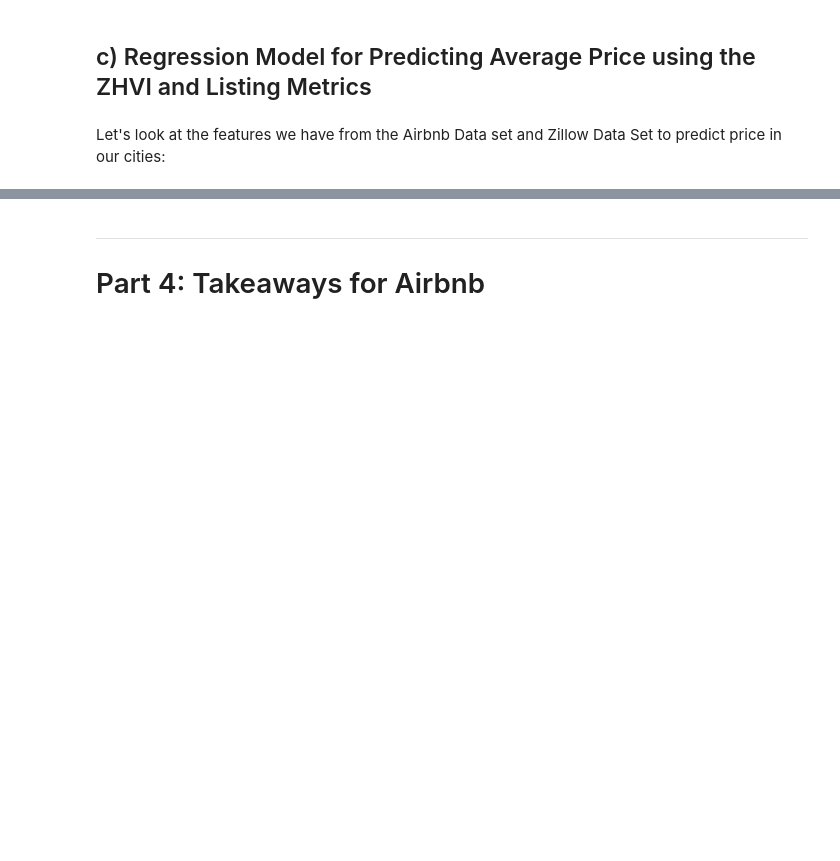
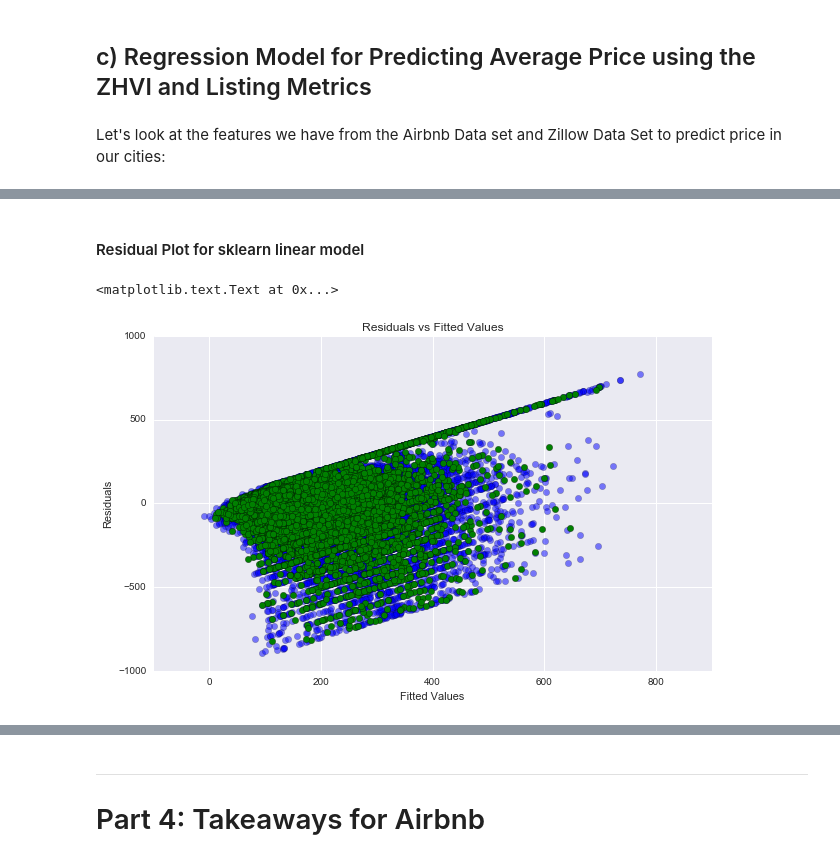
Before and after one commit to nsamrao/Springboard-Data-Science, a Jupyter notebook: Airbnb and Zillow.ipynb, the cells around one changed output, grey strips where cells are left out. Drawn from its saved outputs; the diff is of its cells as text; code cells hidden in the pictures; blank space fills up the shorter version.

```diff
--- a/Airbnb and Zillow.ipynb
+++ b/Airbnb and Zillow.ipynb
@@ -681,0 +772,14 @@ clf.score(X_test, y_test)
+# %% [markdown]
+#### Residual Plot for sklearn linear model
+# %%
+plt.figure(figsize=(10,6))
+plt.scatter(clf.predict(X_train), clf.predict(X_train) - Y_train, c='b', s=40, alpha=0.5)
+plt.scatter(clf.predict(X_test), clf.predict(X_test) - Y_test, c='g', s=40)
+
+
+plt.title('Residuals vs Fitted Values')
+plt.ylabel('Residuals')
+plt.xlabel('Fitted Values')
+# %% [output]
+<matplotlib.text.Text at 0x...>
+[figure, added]
```
Also changed, not shown: parts of 23 cells of this notebook.
